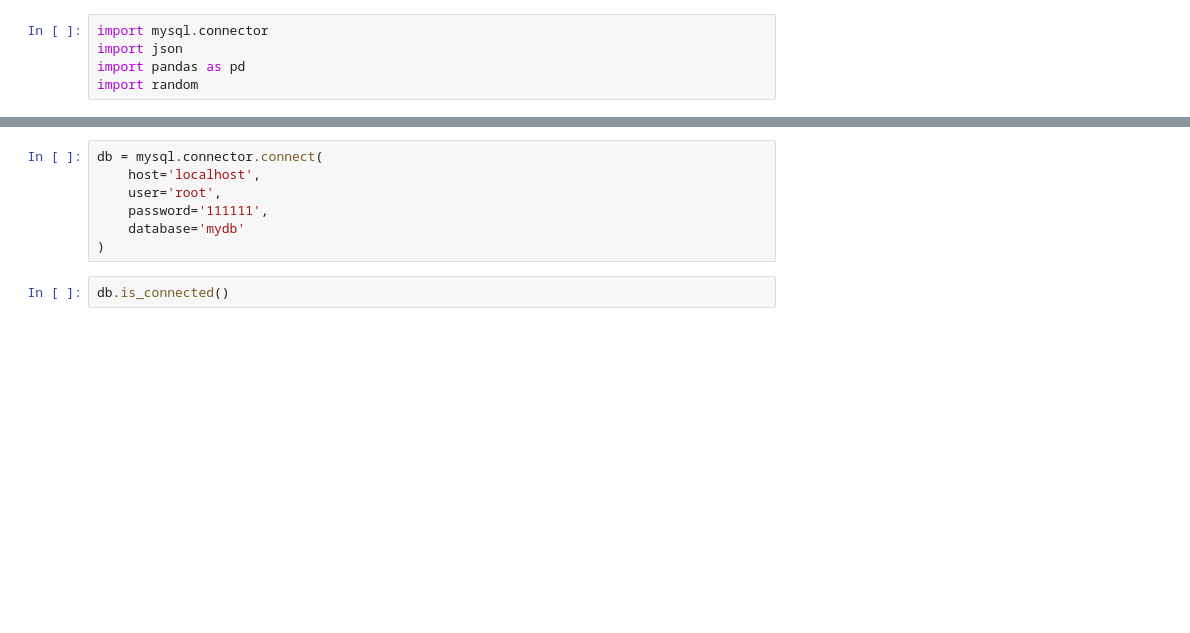
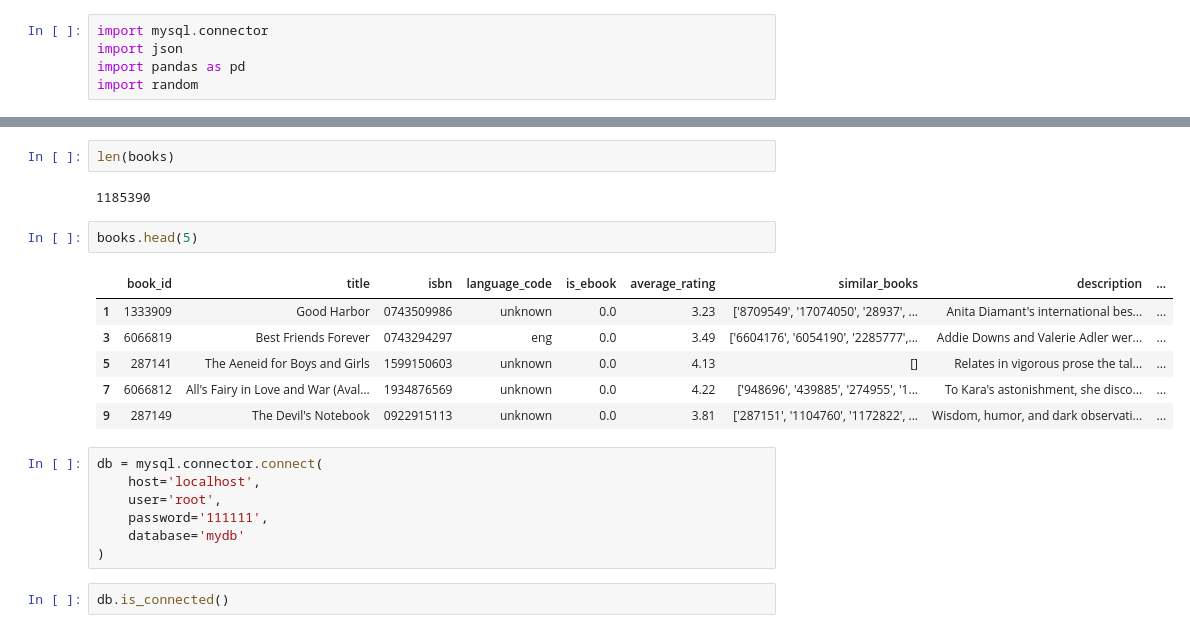
Before and after one commit to gleblevchyshyn/diplom, a Jupyter notebook: apps/recommendations/datasets/inserting_data_into_mysql.ipynb, the cells around one changed output, grey strips where cells are left out. Drawn from its saved outputs; the diff is of its cells as text; blank space fills up the shorter version.

```diff
--- a/apps/recommendations/datasets/inserting_data_into_mysql.ipynb
+++ b/apps/recommendations/datasets/inserting_data_into_mysql.ipynb
@@ -59,3 +48,16 @@ with open('language.json', 'r') as file:
+# %%
+len(books)
+# %% [output]
+1185390
+# %%
+books.head(5)
+# %% [output]
+|  | book_id | title | isbn | language_code | is_ebook | average_rating | similar_books | description | ... |
+| 1 | 1333909 | Good Harbor | 0743509986 | unknown | 0.0 | 3.23 | ['8709549', '17074050', '28937', ... | Anita Diamant's international bes... | ... |
+| 3 | 6066819 | Best Friends Forever | 0743294297 | eng | 0.0 | 3.49 | ['6604176', '6054190', '2285777',... | Addie Downs and Valerie Adler wer... | ... |
+| 5 | 287141 | The Aeneid for Boys and Girls | 1599150603 | unknown | 0.0 | 4.13 | [] | Relates in vigorous prose the tal... | ... |
+| 7 | 6066812 | All's Fairy in Love and War (Aval... | 1934876569 | unknown | 0.0 | 4.22 | ['948696', '439885', '274955', '1... | To Kara's astonishment, she disco... | ... |
+| 9 | 287149 | The Devil's Notebook | 0922915113 | unknown | 0.0 | 3.81 | ['287151', '1104760', '1172822', ... | Wisdom, humor, and dark observati... | ... |
 # %%
 db = mysql.connector.connect(
     host='localhost',
```
Also changed, not shown: parts of 26 cells of this notebook, 19 other files.
